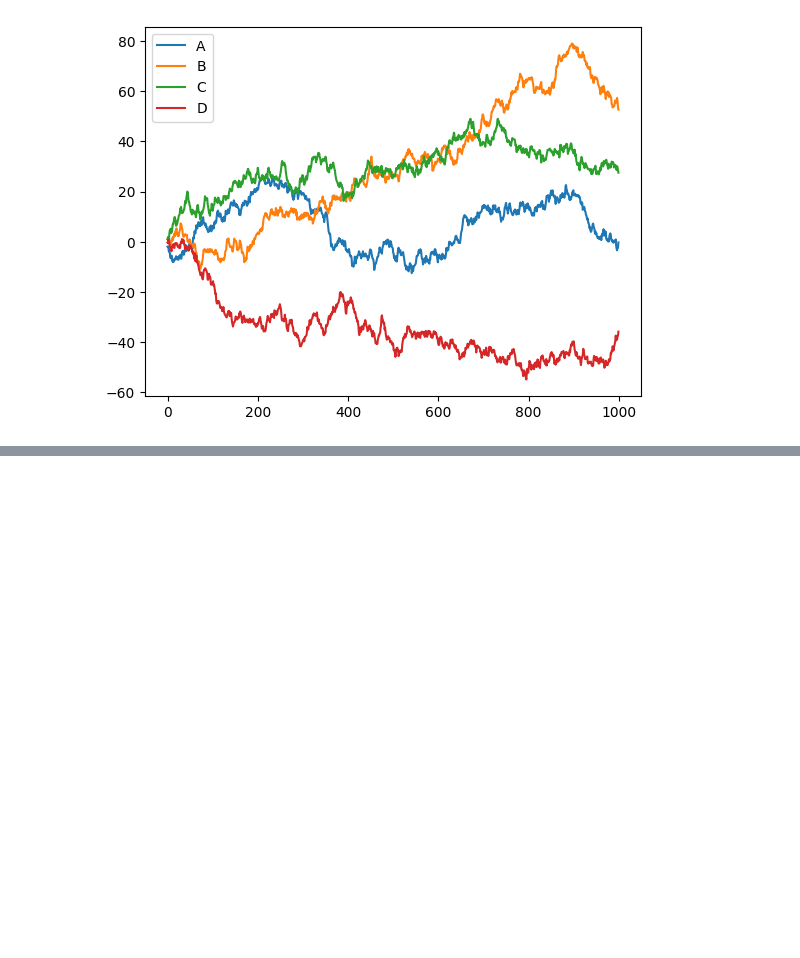
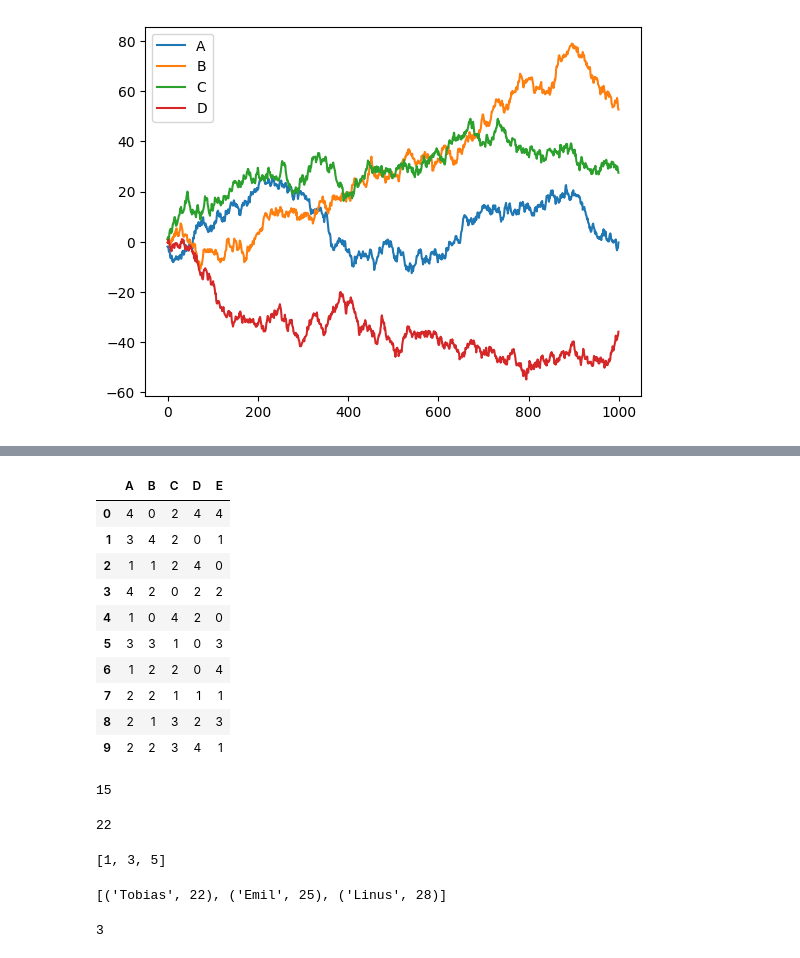
Before and after one commit to kamranshahid56-tech/Python_Practice-Numpy-Pandas-, a Jupyter notebook: python_practice.ipynb, the cells around one changed output, grey strips where cells are left out. Saved outputs shown, nothing was run; the diff lists cells and outputs as text; code cells hidden in the pictures; blank space fills up the shorter version.

```diff
--- a/python_practice.ipynb
+++ b/python_practice.ipynb
@@ -2817,0 +2837,55 @@ plt.legend(loc='best');
+# %%
+df
+# %% [output]
+|  | A | B | C | D | E |
+| 0 | 4 | 0 | 2 | 4 | 4 |
+| 1 | 3 | 4 | 2 | 0 | 1 |
+| 2 | 1 | 1 | 2 | 4 | 0 |
+| 3 | 4 | 2 | 0 | 2 | 2 |
+| 4 | 1 | 0 | 4 | 2 | 0 |
+| 5 | 3 | 3 | 1 | 0 | 3 |
+| 6 | 1 | 2 | 2 | 0 | 4 |
+| 7 | 2 | 2 | 1 | 1 | 1 |
+| 8 | 2 | 1 | 3 | 2 | 3 |
+| 9 | 2 | 2 | 3 | 4 | 1 |
+# %%
+x = lambda a : a + 10
+print(x(5))
+# %% [output]
+15
+# %%
+def myfunc(n):
+  return lambda a : a * n
+
+mydoubler = myfunc(2)
+
+print(mydoubler(11))
+# %% [output]
+22
+# %%
+numbers = [1, 2, 3, 4, 5]
+doubled = list(filter(lambda x: x % 2 != 0, numbers))
+print(doubled)
+# %% [output]
+[1, 3, 5]
+# %%
+students = [("Emil", 25), ("Tobias", 22), ("Linus", 28)]
+sorted_students = sorted(students, key=lambda x: x[1])
+print(sorted_students)
+# %% [output]
+[('Tobias', 22), ('Emil', 25), ('Linus', 28)]
+# %%
+class Solution:
+    def removeDuplicates(self, nums: list[int]) -> int:
+        n = len(nums)
+        l = 1
+        for i in range(1,n):
+          if nums[i] != nums[l-1]:
+            nums[l] = nums[i]
+            l+=1
+        return l
+nums = [1,1,2,2,3]
+sol = Solution()
+sol.removeDuplicates(nums)
+# %% [output]
+3
```
Also changed, not shown: parts of 5 cells of this notebook.
